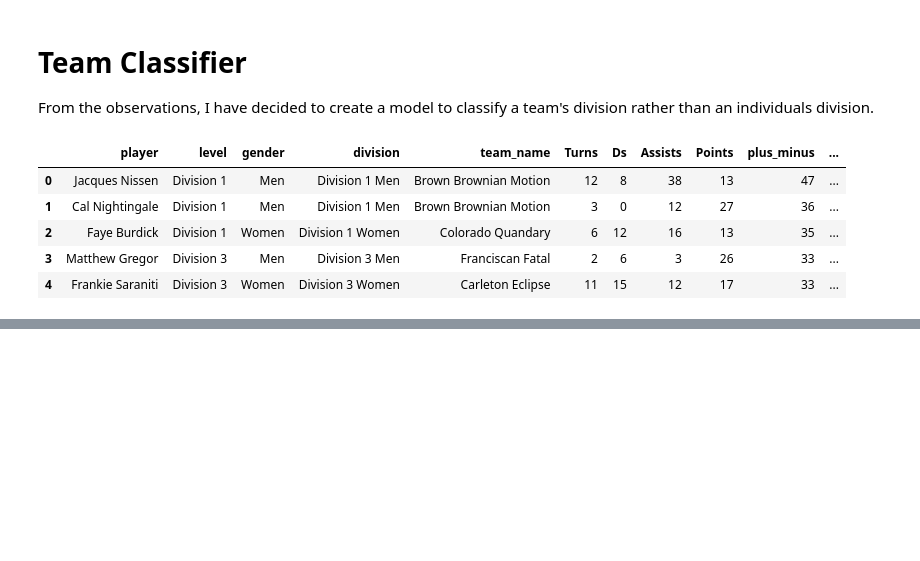
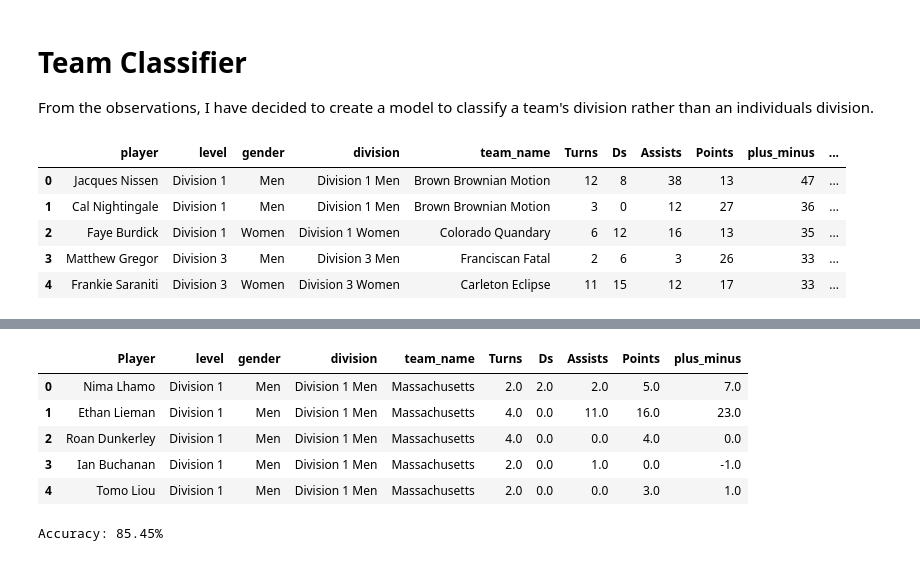
Before and after one commit to samshin3/Ultimate-Player-Division-Classifier, a Jupyter notebook: team_classifier.ipynb, the cells around one changed output, grey strips where cells are left out. Cells and saved outputs as stored; diff of their text form; code cells hidden in the pictures; blank space fills up the shorter version.

```diff
--- a/team_classifier.ipynb
+++ b/team_classifier.ipynb
@@ -74,0 +76,13 @@ Accuracy: 70.0%
+# %%
+# Removing columns and adding plus_minus
+clean_2025 = df_2025[['Player', 'level', 'gender', 'division', 'team_name', 'Turns', 'Ds', 'Assists', 'Points']]
+clean_2025 = clean_2025.fillna(0)
+clean_2025['plus_minus'] = clean_2025['Points'] + clean_2025['Assists'] + clean_2025['Ds'] - clean_2025['Turns']
+clean_2025.head()
+# %% [output]
+|  | Player | level | gender | division | team_name | Turns | Ds | Assists | Points | plus_minus |
+| 0 | Nima Lhamo | Division 1 | Men | Division 1 Men | Massachusetts | 2.0 | 2.0 | 2.0 | 5.0 | 7.0 |
+| 1 | Ethan Lieman | Division 1 | Men | Division 1 Men | Massachusetts | 4.0 | 0.0 | 11.0 | 16.0 | 23.0 |
+| 2 | Roan Dunkerley | Division 1 | Men | Division 1 Men | Massachusetts | 4.0 | 0.0 | 0.0 | 4.0 | 0.0 |
+| 3 | Ian Buchanan | Division 1 | Men | Division 1 Men | Massachusetts | 2.0 | 0.0 | 1.0 | 0.0 | -1.0 |
+| 4 | Tomo Liou | Division 1 | Men | Division 1 Men | Massachusetts | 2.0 | 0.0 | 0.0 | 3.0 | 1.0 |
@@ -74,0 +98,5 @@ Accuracy: 70.0%
+# %%
+predict = clf.predict(test_2025_x)
+results = get_results(predict, test_2025_y)
+# %% [output]
+Accuracy: 85.45%
```
Also changed, not shown: parts of 19 cells of this notebook.
